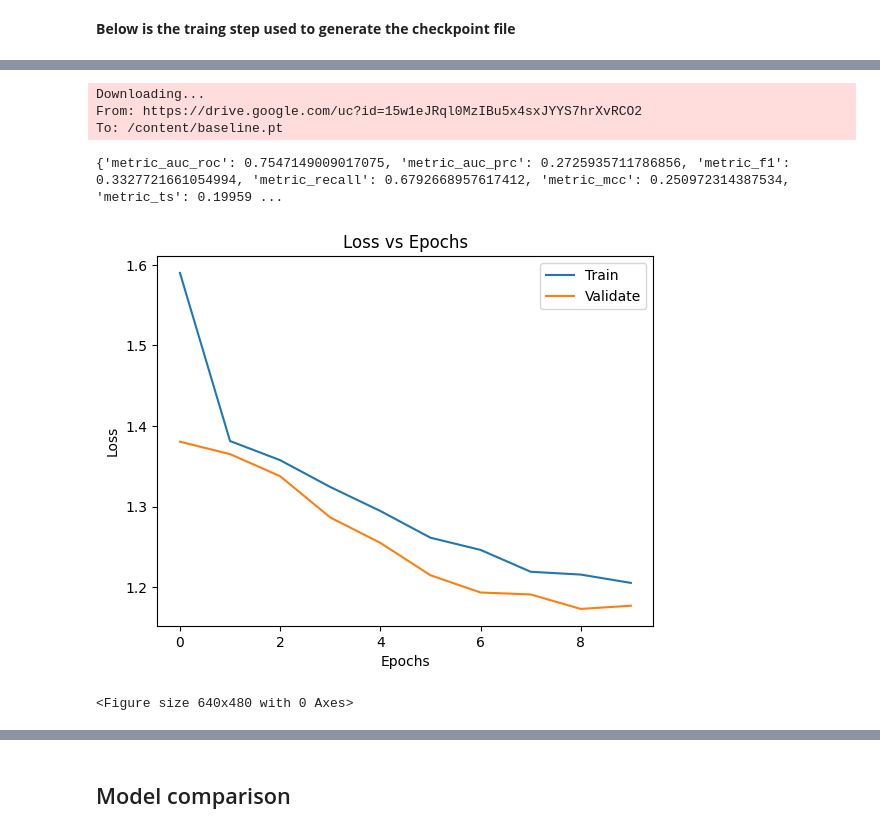
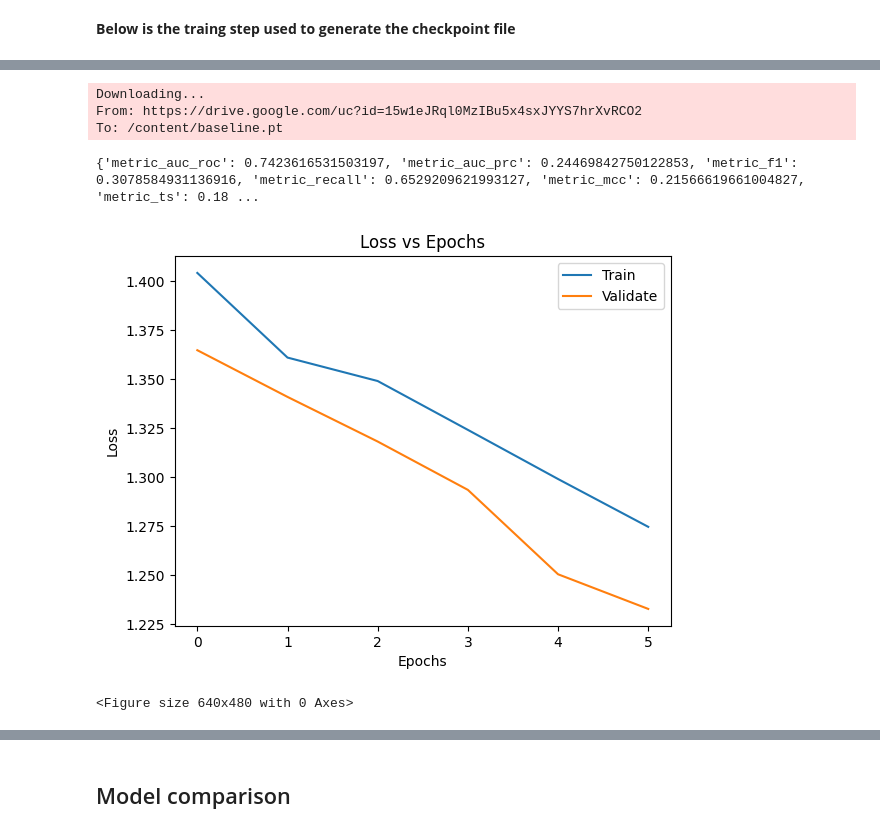
Before and after one commit to ajeffers999/CS598-Project, a Jupyter notebook: 60.ipynb, the cells around one changed output, grey strips where cells are left out. Cells and saved outputs as stored; diff of their text form; code cells hidden in the pictures.

```diff
--- a/60.ipynb
+++ b/60.ipynb
@@ -650,5 +836,16 @@ GNN (gcn):<br>
 # %%
-# metrics to evaluate my model
+# Download model checkpoint
+gdown.download('https://drive.google.com/uc?id=15w1eJRql0MzIBu5x4sxJYYS7hrXvRCO2')
+checkpoint = torch.load('/content/baseline.pt')
+model = Baseline(num_features_static, main_hidden_dim, dropout_rate)
+model.load_state_dict(checkpoint['model_state_dict'])
+model.eval()
+
+baseline_train_losses = checkpoint['train_losses']
+baseline_valid_losses = checkpoint['valid_losses']
+baseline_threshold = checkpoint['threshold']
+
+# Test
 num_samples = 3
 baseline_test_output = [np.array([]) for _ in range(num_samples)]
 baseline_test_y = [np.array([]) for _ in range(num_samples)]
@@ -656,44 +853,47 @@ representations = pd.DataFrame()
 
 test_patient_list = fetch_data.test_patient_list
 num_batches_test = int(np.ceil(len(test_patient_list)/batch_size))
 test_dataset, test_loader = get_data_and_loader(test_patient_list, fetch_data, model_type, batch_size, shuffle=False)
 
-# Download model checkpoint
-gdown.download('https://drive.google.com/uc?id=15w1eJRql0MzIBu5x4sxJYYS7hrXvRCO2')
-checkpoint = torch.load('/content/baseline.pt')
-model = Baseline(num_features_static, main_hidden_dim, dropout_rate)
-model.load_state_dict(checkpoint['model_state_dict'])
-model.eval()
-baseline_test_output = checkpoint['test_output']
-baseline_test_y = checkpoint['test_y']
-baseline_train_losses = checkpoint['train_losses']
-baseline_valid_losses = checkpoint['valid_losses']
+for m in model.modules():
+  if m.__class__.__name__.startswith('Dropout'):
+    m.train()
+
+for sample in range(num_samples):
+    for test_batch in tqdm(test_loader, total=num_batches_test):
+        x_static, y = test_batch[0][0], test_batch[1][0].unsqueeze(1)
+        output = model(x_static)
+        baseline_test_output[sample] = np.concatenate((baseline_test_output[sample], output.reshape(-1).detach().cpu().numpy()))
+        baseline_test_y[sample] = np.concatenate((baseline_test_y[sample], y.reshape(-1).detach().cpu().numpy()))
+
+# metrics to evaluate my model
+plot_losses(baseline_train_losses, baseline_valid_losses, 'baseline')
 
 # report standard error for uncertainty
 baseline_test_output_se = np.array(baseline_test_output).std(axis=0) / np.sqrt(num_samples)
 
 # take average over all samples to get expected value
 baseline_test_output = np.array(baseline_test_output).mean(axis=0)
 baseline_test_y = np.array(baseline_test_y).mean(axis=0)
 
 baseline_results = pd.DataFrame({'actual':baseline_test_y, 'pred_raw':baseline_test_output, 'pred_raw_se':baseline_test_output_se})
-baseline_results['pred_binary'] = (baseline_results['pred_raw']>threshold).astype(int)
+baseline_results['pred_binary'] = (baseline_results['pred_raw']>baseline_threshold).astype(int)
 baseline_metric_results = calculate_metrics(baseline_results['actual'], baseline_results['pred_binary'], baseline_results['pred_raw'])
 print(baseline_metric_results)
 
 # plot figures to better show the results
 plt.plot(baseline_train_losses, label='Train')
 plt.plot(baseline_valid_losses, label='Validate')
 plt.title('Loss vs Epochs')
 plt.xlabel('Epochs')
 plt.ylabel('Loss')
 plt.legend()
 plt.show()
 plt.clf()
 # %% [output]
 Downloading...
 From: https://drive.google.com/uc?id=15w1eJRql0MzIBu5x4sxJYYS7hrXvRCO2
 To: /content/baseline.pt
-{'metric_auc_roc': 0.7547149009017075, 'metric_auc_prc': 0.2725935711786856, 'metric_f1': 0.3327721661054994, 'metric_recall': 0.6792668957617412, 'metric_mcc': 0.250972314387534, 'metric_ts': 0.19959 ...
+{'metric_auc_roc': 0.7423616531503197, 'metric_auc_prc': 0.24469842750122853, 'metric_f1': 0.3078584931136916, 'metric_recall': 0.6529209621993127, 'metric_mcc': 0.21566619661004827, 'metric_ts': 0.18 ...
-[figure, old version]
+[figure, new version]
 <Figure size 640x480 with 0 Axes>
```
Also changed, not shown: parts of 51 cells of this notebook, 21 other files.
